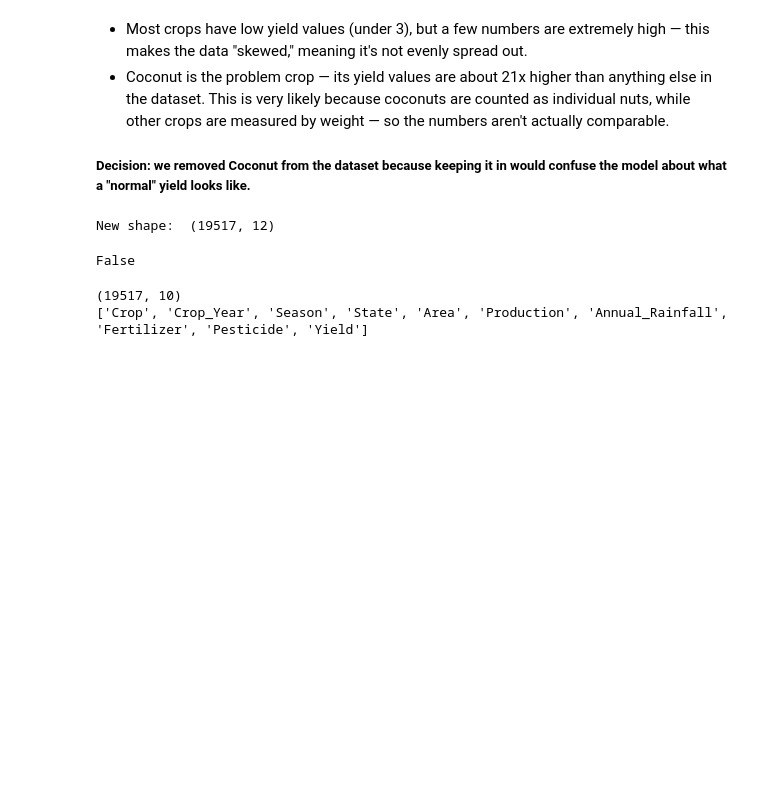
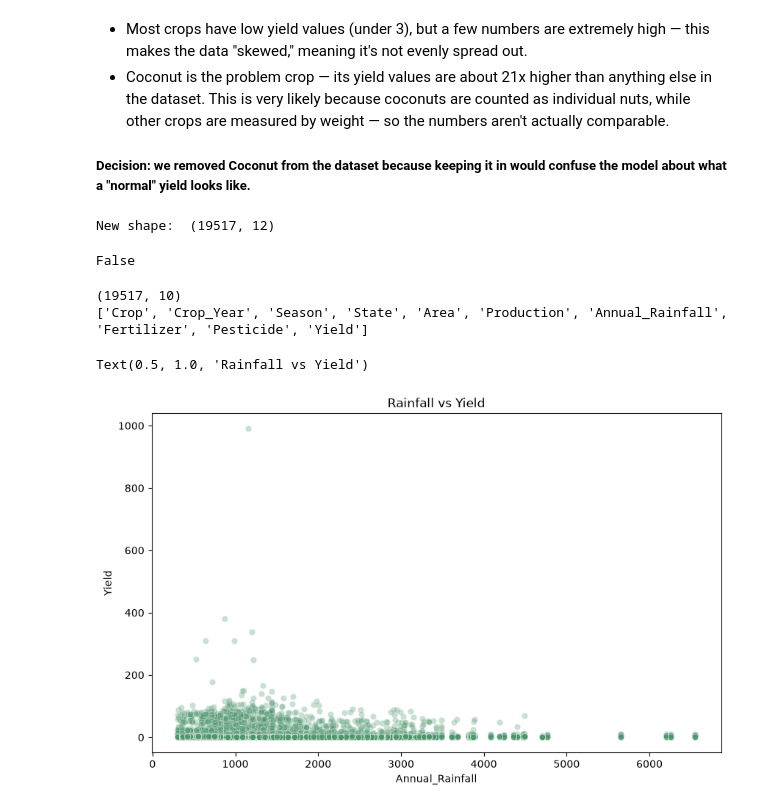
Before and after one commit to bhagyashreepawar1618/AgroVision-, a Jupyter notebook: ML_Models/yield_prediction/notebooks/eda.ipynb, the cells around one changed output. Cells and saved outputs as stored; diff of their text form; code cells hidden in the pictures; blank space fills up the shorter version.

```diff
--- a/ML_Models/yield_prediction/notebooks/eda.ipynb
+++ b/ML_Models/yield_prediction/notebooks/eda.ipynb
@@ -245,3 +243,10 @@ print(df.columns.tolist())
 # %% [output]
 (19517, 10)
 ['Crop', 'Crop_Year', 'Season', 'State', 'Area', 'Production', 'Annual_Rainfall', 'Fertilizer', 'Pesticide', 'Yield']
+# %%
+plt.figure(figsize = (10, 6))
+sns.scatterplot(data = df, x = "Annual_Rainfall", y = "Yield", alpha = 0.3, color = "#4C956C")
+plt.title("Rainfall vs Yield")
+# %% [output]
+Text(0.5, 1.0, 'Rainfall vs Yield')
+[figure, added]
```
Also changed, not shown: parts of 12 cells of this notebook.
